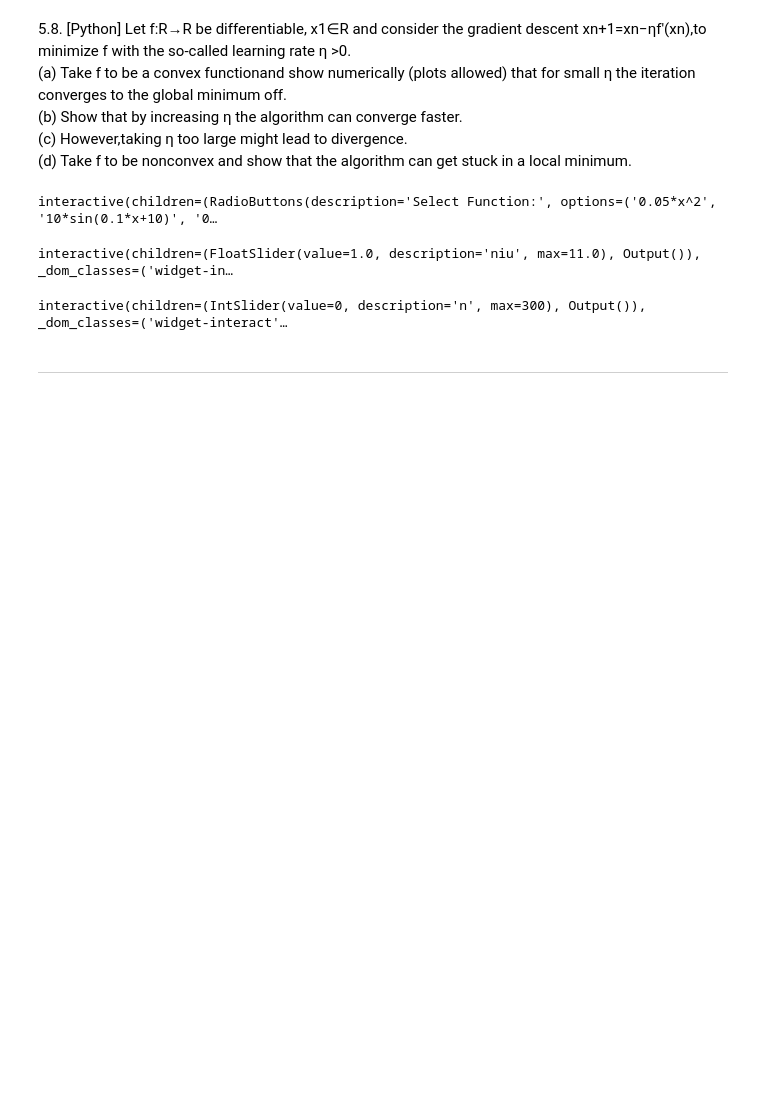
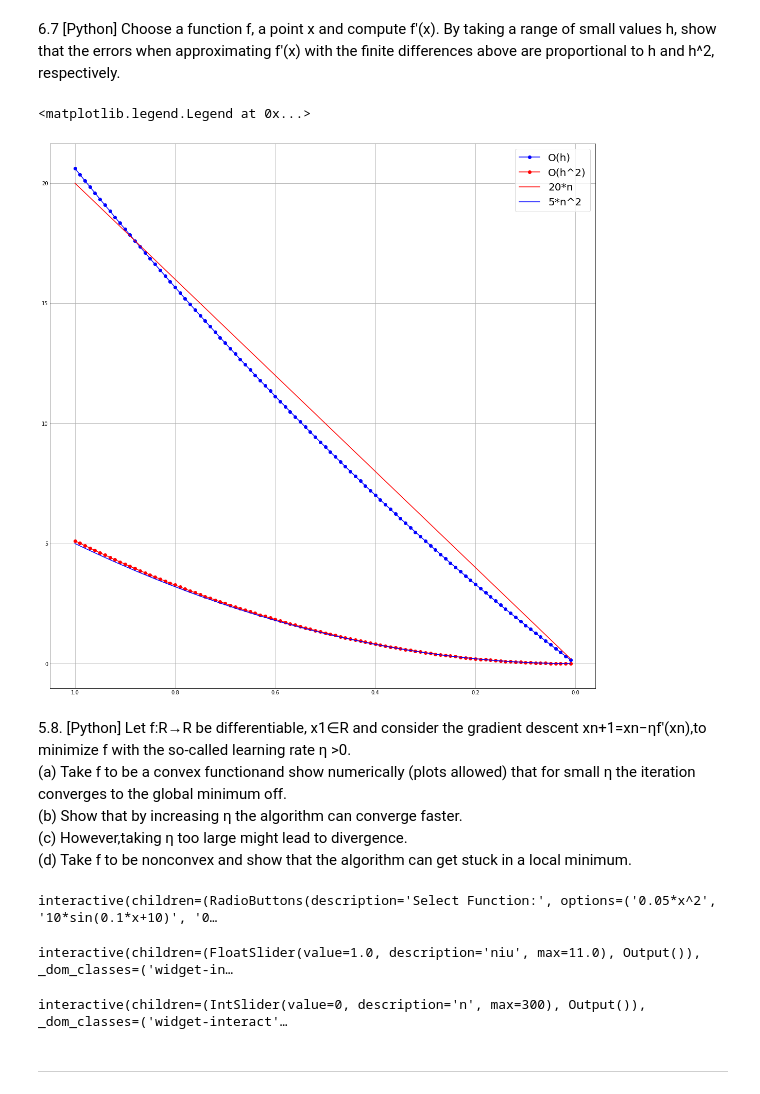
Before and after one commit to 912-Cujba-Daniel/Analysis, a Jupyter notebook: Notebook.ipynb, the cells around one changed output. Saved outputs shown, nothing was run; the diff lists cells and outputs as text; code cells hidden in the pictures; blank space fills up the shorter version.

```diff
--- a/Notebook.ipynb
+++ b/Notebook.ipynb
@@ -1,3 +1,32 @@
+# %% [markdown]
+6.7 [Python]  Choose  a  function f,  a  point x and  compute f′(x).   By  taking  a  range  of  small values h,  show that the errors when approximating f′(x) with the finite differences above are proportional to h and h^2, respectively.
+# %%
+import matplotlib.pyplot as plt
+import numpy as np
+
+y=lambda x: 2**x+5*(x**3)
+y_derr=lambda x: (2**x)*np.log(2)+15*(x**2)
+
+y1=y(1)
+y1_derr=y_derr(1)
+
+y_derr_aprox1=lambda h:(y(1+h)-y(1))/h
+y_derr_aprox2=lambda h:(y(1+h)-y(1-h))/(2*h)
+
+n=np.linspace(1,0,100,endpoint=False)
+
+plt.style.use('_mpl-gallery')
+plt.figure(figsize=(15,15))
+ax=plt.gca()
+ax.invert_xaxis()
+plt.plot(n,y_derr_aprox1(n)-y1_derr,"-o",color="blue",label="O(h)")
+plt.plot(n,y_derr_aprox2(n)-y1_derr,"-o",color="red",label="O(h^2)")
+plt.plot(n,20*n,color="red", label="20*n")
+plt.plot(n,5*(n**2),color="blue", label="5*n^2")
+plt.legend(prop={'size': 20})
+# %% [output]
+<matplotlib.legend.Legend at 0x...>
+[figure, added]
 # %% [markdown]
 5.8. [Python] Let f:R→R be differentiable, x1∈R and consider the gradient descent xn+1=xn−ηf′(xn),to minimize f with the so-called learning rate η >0.
 (a) Take f to be a convex functionand show numerically (plots allowed) that for small η the iteration converges to the global minimum off.
```
